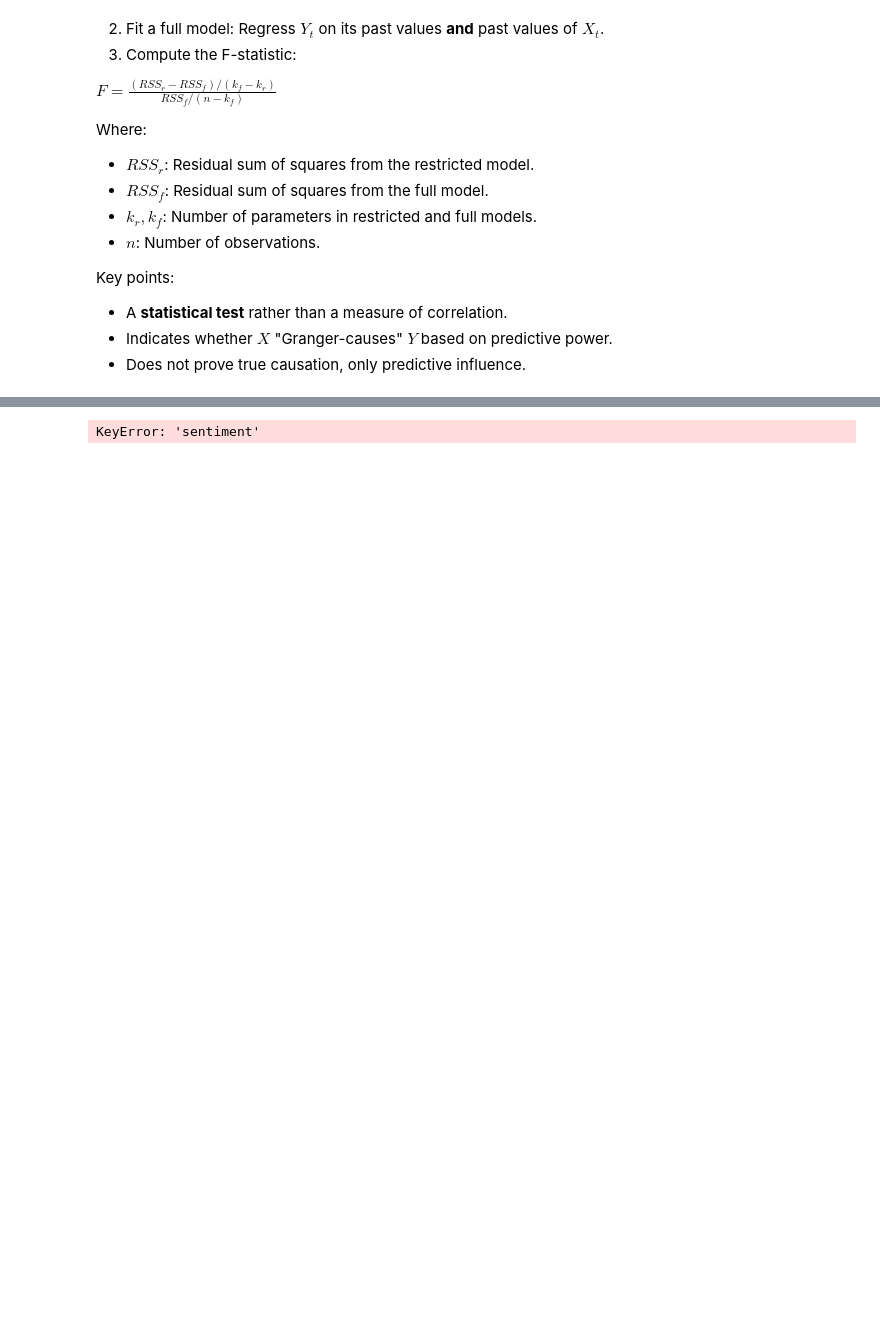
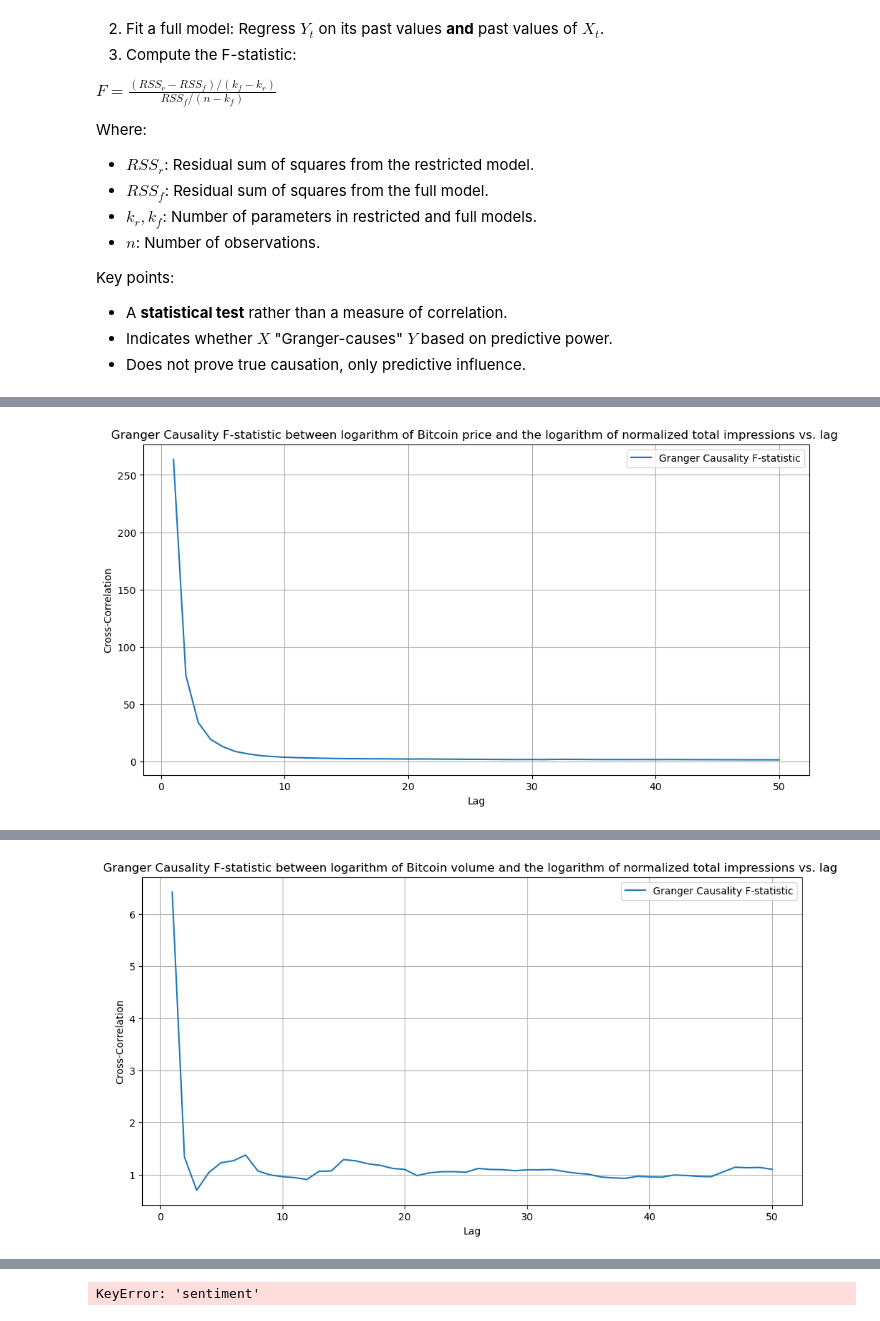
Before and after one commit to finn-prins/Scientific-Data-Analysis-Project, a Jupyter notebook: team_11.ipynb, the cells around one changed output, grey strips where cells are left out. Cells and saved outputs as stored; diff of their text form; code cells hidden in the pictures; blank space fills up the shorter version.

Commit message:
Failed to implement granger causality test :(

```diff
--- a/team_11.ipynb
+++ b/team_11.ipynb
@@ -638,0 +586,74 @@ plt.show()
+# %%
+# NOTE Unfortunately I wasn't able to implement the Granger Causality test
+#      without the use of outside modules.
+#
+#      We can either try to fix it or drop it.
+
+
+import statsmodels.api as sm
+
+
+def granger_causality(X, Y, lags):
+    n = len(Y)
+
+    Y_lags = [Y[i-lags:i] for i in range(lags, n)]
+
+    # Lagged values of X (independent variable)
+    X_lags = [X[i-lags:i] for i in range(lags, n)]
+
+    # Add a constant for the regression model (intercept term)
+    Y_lags = sm.add_constant(Y_lags)
+    X_lags = sm.add_constant(X_lags)
+
+    # Restricted model: Only Y lags
+    model_r = sm.OLS(Y[lags:], Y_lags)
+    results_r = model_r.fit()
+    RSS_r = sum(results_r.resid**2)
+    print("RSS_r (restricted model):", RSS_r)
+
+    # Full model: Y lags + X lags
+    model_f = sm.OLS(Y[lags:], np.hstack((Y_lags, X_lags)))
+    results_f = model_f.fit()
+    RSS_f = sum(results_f.resid**2)
+    print("RSS_f (full model):", RSS_f)
+
+    # Parameters in the models
+    k_r = Y_lags.shape[1]  # Number of parameters in restricted model (Y lags)
+    k_f = Y_lags.shape[1] + X_lags.shape[1]  # Number of parameters in full model (Y and X lags)
+
+    # F-statistic calculation
+    F = ((RSS_r - RSS_f) / (k_f - k_r)) / (RSS_f / (n - k_f))
+    print("F-statistic:", F)
+
+    return F
+
+
+max_lag = 50
+
+plt.figure(figsize=(12, 6))
+plt.plot(range(1, max_lag + 1), [granger_causality(log_price, log_impressions, lags=lag) for lag in range(1, max_lag + 1)], label='Granger Causality F-statistic')
+plt.title('Granger Causality F-statistic between logarithm of Bitcoin price and the logarithm of normalized total impressions vs. lag ')
+plt.xlabel('Lag')
+plt.ylabel('Cross-Correlation')
+plt.legend()
+plt.grid(True)
+plt.show()
+
+plt.figure(figsize=(12, 6))
+plt.plot(range(1, max_lag + 1), [granger_causality(log_volume, log_impressions, lags=lag) for lag in range(1, max_lag + 1)], label='Granger Causality F-statistic')
+plt.title('Granger Causality F-statistic between logarithm of Bitcoin volume and the logarithm of normalized total impressions vs. lag ')
+plt.xlabel('Lag')
+plt.ylabel('Cross-Correlation')
+plt.legend()
+plt.grid(True)
+plt.show()
+
+plt.figure(figsize=(12, 6))
+plt.plot(range(1, max_lag + 1), [granger_causality(log_change, log_impressions, lags=lag) for lag in range(1, max_lag + 1)], label='Granger Causality F-statistic')
+plt.title('Granger Causality F-statistic between logarithm of Bitcoin change and the logarithm of normalized total impressions vs. lag ')
+plt.xlabel('Lag')
+plt.ylabel('Cross-Correlation')
+plt.legend()
+plt.grid(True)
+plt.show()
+# %% [output]
@@ -638,0 +677 @@ plt.show()
+[figure, added]
@@ -638,0 +695 @@ plt.show()
+[figure, added]
```
Also changed, not shown: parts of 2 cells of this notebook.
